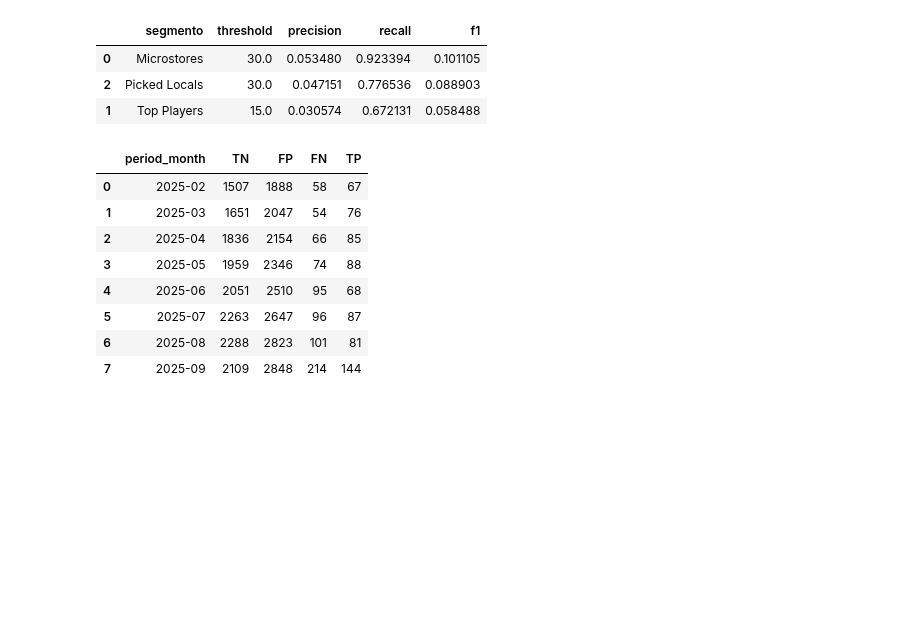
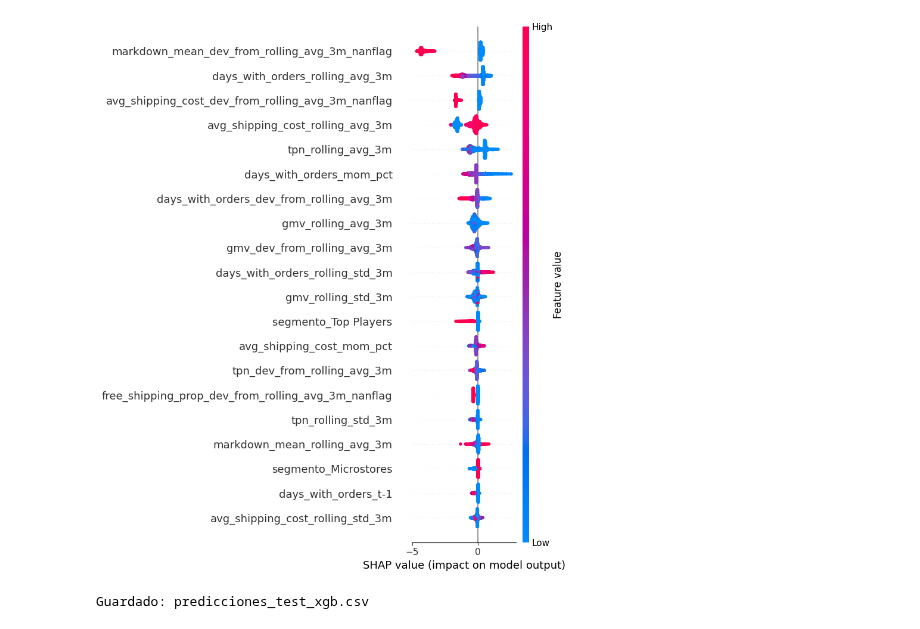
Before and after one commit to Dannamk17/churn-bite, a Jupyter notebook: prediccion.ipynb, the cells around one changed output. Drawn from its saved outputs; the diff is of its cells as text; code cells hidden in the pictures; blank space fills up the shorter version.

```diff
--- a/prediccion.ipynb
+++ b/prediccion.ipynb
@@ -264,68 +385,24 @@ metrics_by_month
 # %%
-# Adjuntamos segmento a las predicciones
-seg_map = df[["store_id","segmento"]].drop_duplicates()
-pred_seg = pred_df.merge(seg_map, on="store_id", how="left")
+# === BLOQUE 10B: SHAP summary ===
+import shap, matplotlib.pyplot as plt
+# Submuestreo opcional por performance
+sample_idx = np.random.choice(np.arange(X_train_ohe.shape[0]), size=min(5000, X_train_ohe.shape[0]), replace=False)
 
-# elegimos umbral por segmento para máximo recall con precisión mínima
-segments = pred_seg["segmento"].dropna().unique()
-res = []
+explainer = shap.TreeExplainer(bst)
+shap_values = explainer.shap_values(X_train_ohe.iloc[sample_idx])
 
-min_precision = 0.03     # asegurá al menos 3% de precisión global por segmento
-candidates = list(np.linspace(1, 15, 15)) + [20, 30]
-
-best_thr = {}
-
-for seg in segments:
-    sub = pred_seg[pred_seg["segmento"] == seg]
-    if sub.empty:
-        continue
-    best = None
-    for thr in candidates:
-        y_pred = (sub["yhat_tpn"] <= thr).astype(int)
-        p = precision_score(sub["y_true"], y_pred, zero_division=0)
-        r = recall_score(sub["y_true"], y_pred, zero_division=0)
-        f = f1_score(sub["y_true"], y_pred, zero_division=0)
-        if best is None or (r > best["recall"] and p >= min_precision):
-            best = {"segmento": seg, "threshold": thr, "precision": p, "recall": r, "f1": f}
-    if best is None:
-        # si no cumple min_precision, tomamos el máximo recall igual
-        tmp = []
-        for thr in candidates:
-            y_pred = (sub["yhat_tpn"] <= thr).astype(int)
-            p = precision_score(sub["y_true"], y_pred, zero_division=0)
-            r = recall_score(sub["y_true"], y_pred, zero_division=0)
-            f = f1_score(sub["y_true"], y_pred, zero_division=0)
-            tmp.append({"segmento": seg, "threshold": thr, "precision": p, "recall": r, "f1": f})
-        best = sorted(tmp, key=lambda d: (d["recall"], d["f1"]), reverse=True)[0]
-    best_thr[seg] = best["threshold"]
-    res.append(best)
-
-seg_thresholds = pd.DataFrame(res).sort_values("segmento")
-seg_thresholds
+shap.summary_plot(shap_values, X_train_ohe.iloc[sample_idx], show=False)
+plt.tight_layout(); plt.show()
 # %% [output]
-|  | segmento | threshold | precision | recall | f1 |
-| 0 | Microstores | 30.0 | 0.053480 | 0.923394 | 0.101105 |
-| 2 | Picked Locals | 30.0 | 0.047151 | 0.776536 | 0.088903 |
-| 1 | Top Players | 15.0 | 0.030574 | 0.672131 | 0.058488 |
+[figure, added]
 # %%
-from sklearn.metrics import confusion_matrix
+# === BLOQUE 11: Export predicciones de TEST ===
+pred_test = Xy.loc[test_mask, ['store_id','period_month']].copy()
+pred_test['score'] = test_prob
+pred_test['yhat']  = (pred_test['score'] >= thr).astype(int)
+pred_test.head()
 
-cms = []
-for ym, sub in pred_df.groupby("period_month"):
-    y_t = sub["y_true"].fillna(0).astype(int)
-    y_p = sub["y_pred"].fillna(0).astype(int)
-    tn, fp, fn, tp = confusion_matrix(y_t, y_p, labels=[0,1]).ravel()
-    cms.append({"period_month": ym, "TN": tn, "FP": fp, "FN": fn, "TP": tp})
-
-cm_df = pd.DataFrame(cms).sort_values("period_month")
-cm_df
+pred_test.to_csv("predicciones_test_xgb.csv", index=False)
+print("Guardado: predicciones_test_xgb.csv")
 # %% [output]
-|  | period_month | TN | FP | FN | TP |
-| 0 | 2025-02 | 1507 | 1888 | 58 | 67 |
-| 1 | 2025-03 | 1651 | 2047 | 54 | 76 |
-| 2 | 2025-04 | 1836 | 2154 | 66 | 85 |
-| 3 | 2025-05 | 1959 | 2346 | 74 | 88 |
-| 4 | 2025-06 | 2051 | 2510 | 95 | 68 |
-| 5 | 2025-07 | 2263 | 2647 | 96 | 87 |
-| 6 | 2025-08 | 2288 | 2823 | 101 | 81 |
-| 7 | 2025-09 | 2109 | 2848 | 214 | 144 |
+Guardado: predicciones_test_xgb.csv
```
Also changed, not shown: parts of 14 cells of this notebook, 3 other files.
